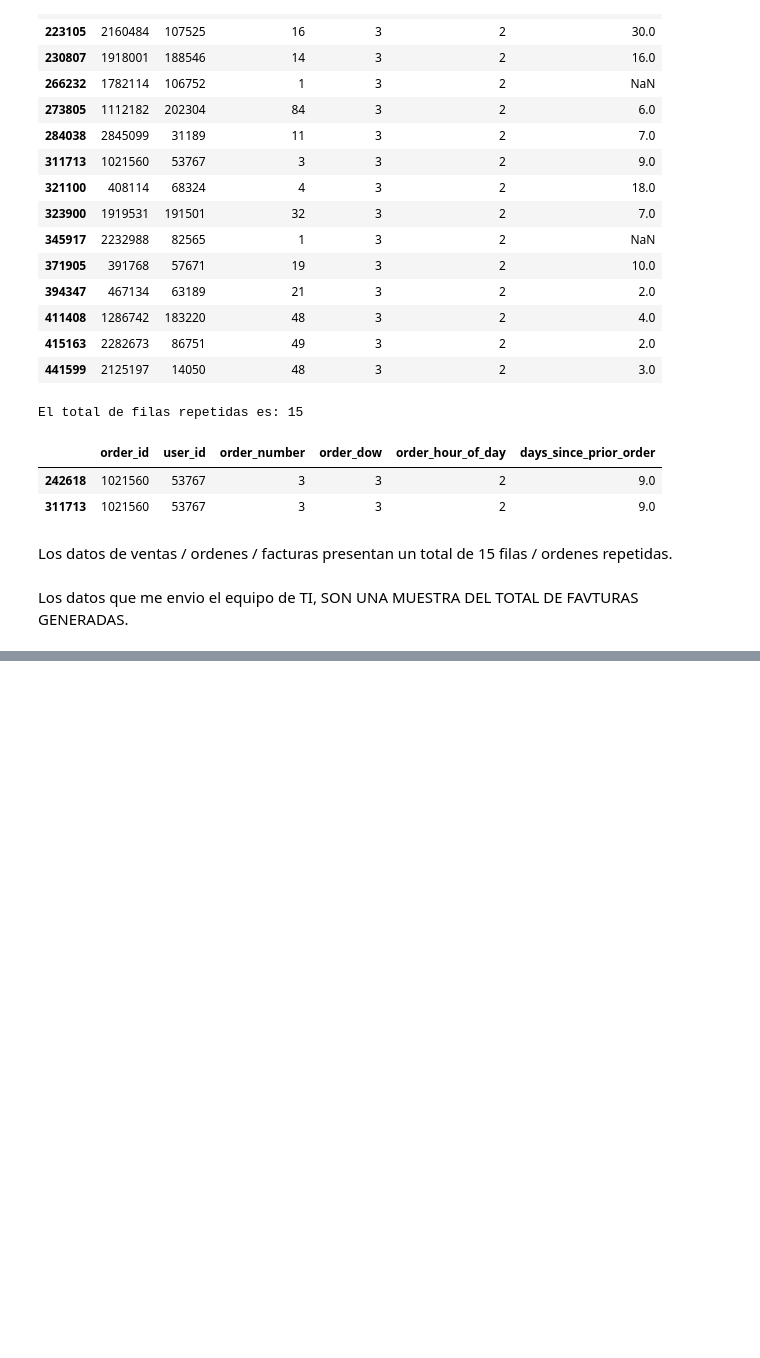
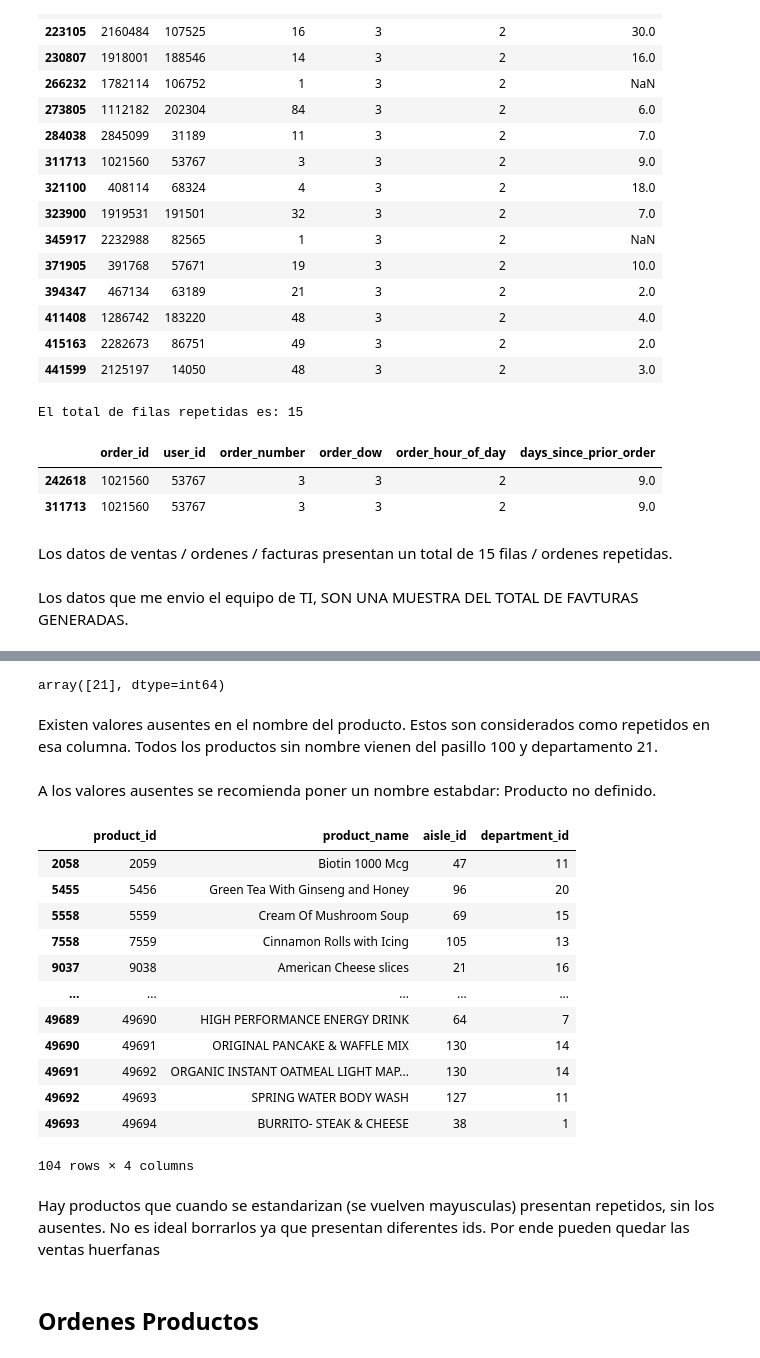
Before and after one commit to JosuandPM/instacart-analitica-avanzada, a Jupyter notebook: notebook/EDA.ipynb, the cells around one changed output, grey strips where cells are left out. Saved outputs shown, nothing was run; the diff lists cells and outputs as text; code cells hidden in the pictures; blank space fills up the shorter version.

```diff
--- a/notebook/EDA.ipynb
+++ b/notebook/EDA.ipynb
@@ -143,0 +408,32 @@ Los datos que me envio el equipo de TI, SON UNA MUESTRA DEL TOTAL DE FAVTURAS GE
+# %%
+productos_sin_nombre["aisle_id"].unique()
+
+productos_sin_nombre["department_id"].unique()
+# %% [output]
+array([21], dtype=int64)
+# %% [markdown]
+Existen valores ausentes en el nombre del producto. Estos son considerados como repetidos en esa columna. Todos los productos sin nombre vienen del pasillo 100 y departamento 21.
+# %% [markdown]
+A los valores ausentes se recomienda poner un nombre estabdar: Producto no definido.
+# %%
+
+crudo_productos[crudo_productos["product_name"].str.upper().duplicated() & (~crudo_productos["product_name"].isna())]
+# %% [output]
+|  | product_id | product_name | aisle_id | department_id |
+| 2058 | 2059 | Biotin 1000 Mcg | 47 | 11 |
+| 5455 | 5456 | Green Tea With Ginseng and Honey | 96 | 20 |
+| 5558 | 5559 | Cream Of Mushroom Soup | 69 | 15 |
+| 7558 | 7559 | Cinnamon Rolls with Icing | 105 | 13 |
+| 9037 | 9038 | American Cheese slices | 21 | 16 |
+| ... | ... | ... | ... | ... |
+| 49689 | 49690 | HIGH PERFORMANCE ENERGY DRINK | 64 | 7 |
+| 49690 | 49691 | ORIGINAL PANCAKE & WAFFLE MIX | 130 | 14 |
+| 49691 | 49692 | ORGANIC INSTANT OATMEAL LIGHT MAP... | 130 | 14 |
+| 49692 | 49693 | SPRING WATER BODY WASH | 127 | 11 |
+| 49693 | 49694 | BURRITO- STEAK & CHEESE | 38 | 1 |
+104 rows × 4 columns
+# %% [markdown]
+Hay productos que cuando se estandarizan (se vuelven mayusculas) presentan repetidos, sin los ausentes. No es ideal borrarlos ya que presentan diferentes ids.
+Por ende pueden quedar las ventas huerfanas
+# %% [markdown]
+## Ordenes Productos
```
Also changed, not shown: parts of 48 cells of this notebook.
